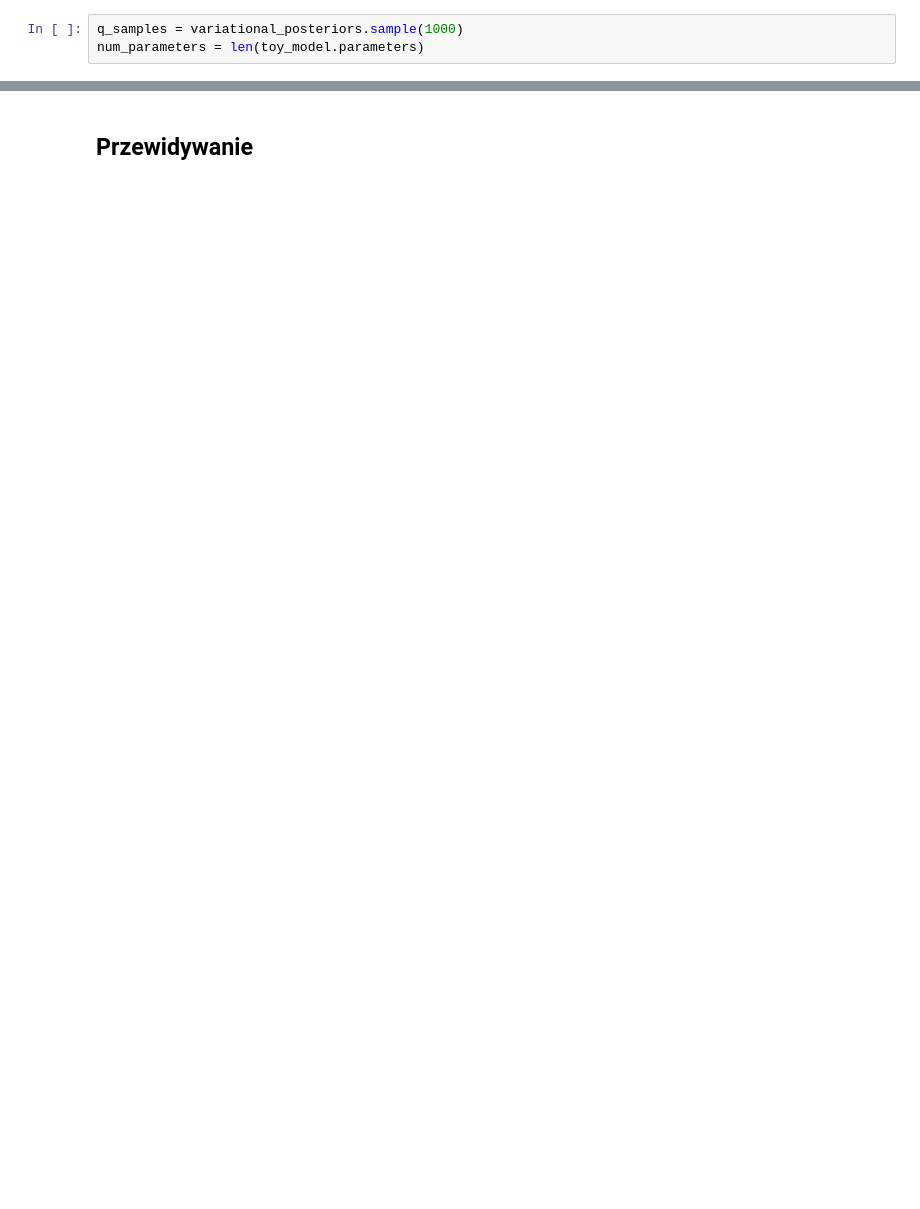
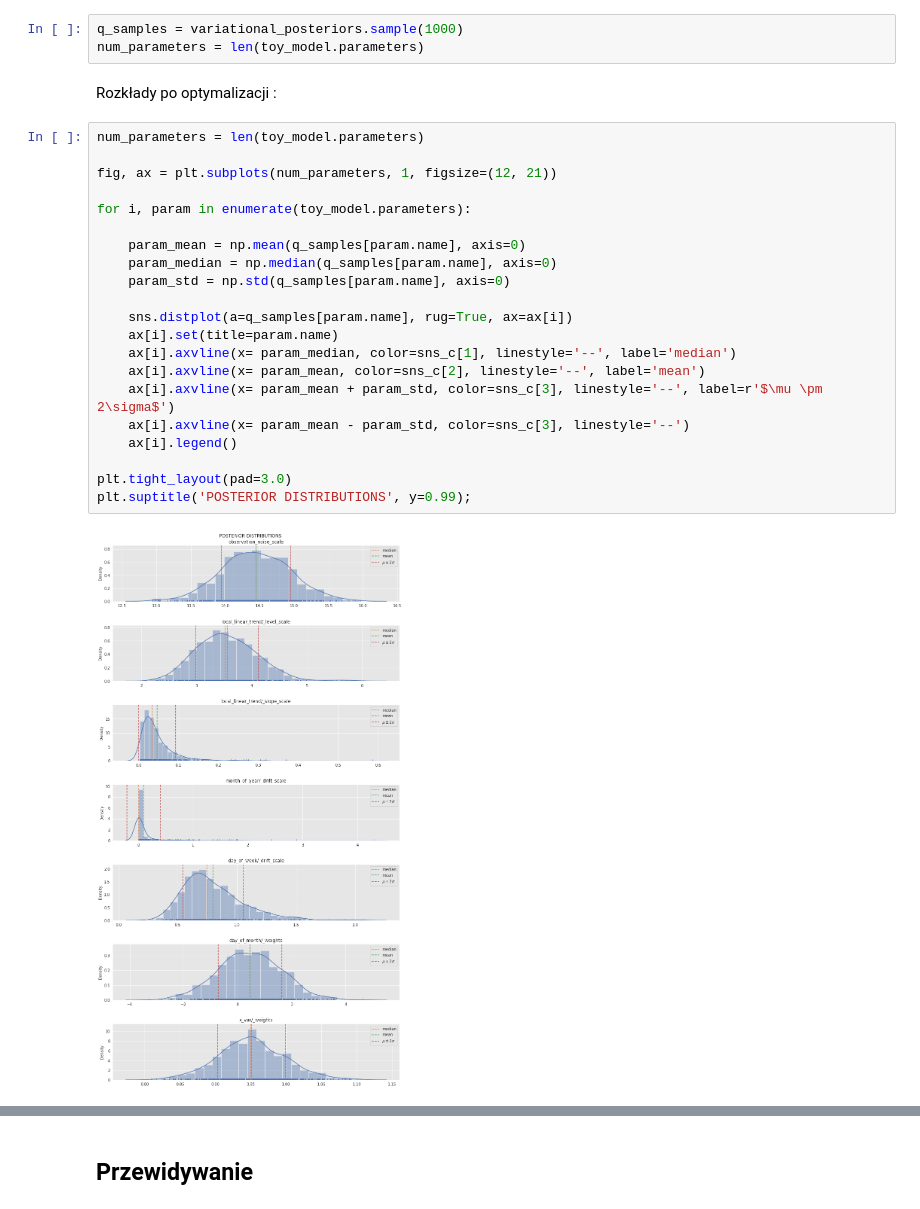
Before and after one commit to PrzemyslawSarnacki/AirQualityPrediction, a Jupyter notebook: seasonal_analisys.ipynb, the cells around one changed output, grey strips where cells are left out. Cells and saved outputs as stored; diff of their text form; blank space fills up the shorter version.

```diff
--- a/seasonal_analisys.ipynb
+++ b/seasonal_analisys.ipynb
@@ -503,6 +519,31 @@ ax.set(title='ELBO Loss Curve', xlabel='iteration');
 # %%
 q_samples = variational_posteriors.sample(1000)
 num_parameters = len(toy_model.parameters)
+# %% [markdown]
+Rozkłady po optymalizacji :
+# %%
+num_parameters = len(toy_model.parameters)
+
+fig, ax = plt.subplots(num_parameters, 1, figsize=(12, 21))
+
+for i, param in enumerate(toy_model.parameters):
+
+    param_mean = np.mean(q_samples[param.name], axis=0)
+    param_median = np.median(q_samples[param.name], axis=0)
+    param_std = np.std(q_samples[param.name], axis=0)
+
+    sns.distplot(a=q_samples[param.name], rug=True, ax=ax[i])
+    ax[i].set(title=param.name)
+    ax[i].axvline(x= param_median, color=sns_c[1], linestyle='--', label='median')
+    ax[i].axvline(x= param_mean, color=sns_c[2], linestyle='--', label='mean')
+    ax[i].axvline(x= param_mean + param_std, color=sns_c[3], linestyle='--', label=r'$\mu \pm 2\sigma$')
+    ax[i].axvline(x= param_mean - param_std, color=sns_c[3], linestyle='--')
+    ax[i].legend()
+
+plt.tight_layout(pad=3.0)
+plt.suptitle('POSTERIOR DISTRIBUTIONS', y=0.99);
+# %% [output]
+[figure, added]
 # %%
 # Get mean and std for each parameter.
 print('Inferred parameters:')
```
Also changed, not shown: parts of 48 cells of this notebook.
